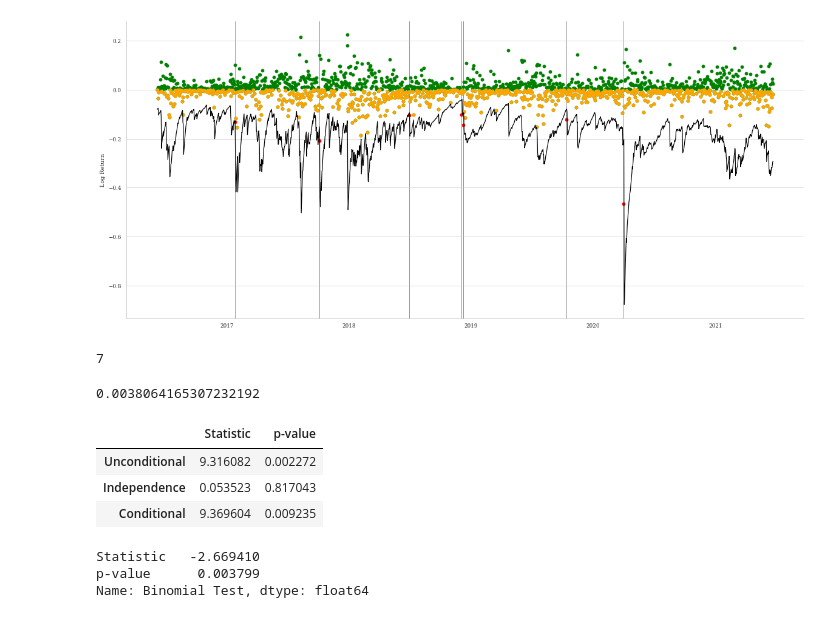
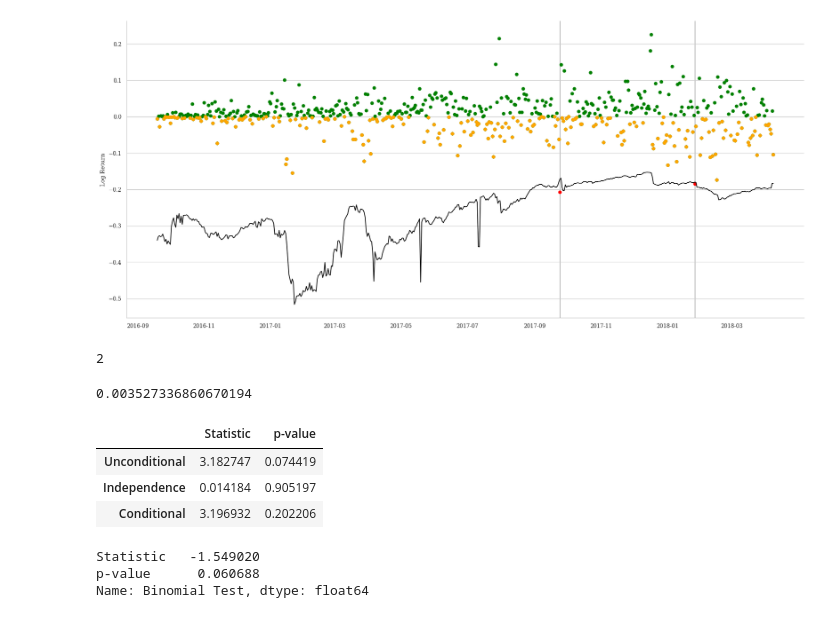
Before and after one commit to danpele/Stat_fin_markets, a Jupyter notebook: SFM_Rolling_VaR/SFM_Rolling_VaR.ipynb, the cells around one changed output. Drawn from its saved outputs; the diff is of its cells as text; code cells hidden in the pictures.

```diff
--- a/SFM_Rolling_VaR/SFM_Rolling_VaR.ipynb
+++ b/SFM_Rolling_VaR/SFM_Rolling_VaR.ipynb
@@ -19,19 +19,16 @@ import statsmodels.api as sm
 from arch import arch_model
 
 import statsmodels.formula.api as smf
+import yfinance as yf
+
+start="2021-01-01"
+end="2023-05-04"
+ticker = 'BTC-USD'
+df = pd.DataFrame()
+df[ticker] = yf.download(ticker, start="2016-01-01", end="2018-03-30")['Close']
 
 
-start = datetime.datetime(2015,1,1)
-end = datetime.datetime(2021,6,1)
-#end = datetime.date.today()
 
-
-from pandas_datareader import data as wb
-
-ticker = 'BTC-USD'
-df = pd.DataFrame()
-
-df = wb.DataReader(ticker, data_source='yahoo', start=start, end=end)['Close']
 
 log_ret = np.log(1 + df.pct_change())
 
@@ -45,7 +44,7 @@ log_returns=np.asarray(log_ret)
 
 # w=window length (trading days)
 #alpha = the significance level
-w=500
+w=250
 alpha=0.01
 
 
@@ -198,10 +197,11 @@ class Backtest:
     def binomial_test(self):
         #Binomial Test
         N=len(self.actual)
+
         N_fail=self.hit_series().sum()
-        z=(N_fail-N*self.alpha)/np.sqrt(N*alpha*(1-self.alpha))
+        z=(N_fail-N* self.alpha)/np.sqrt(N* self.alpha*(1- self.alpha))
 
-        p_value = norm.cdf(z)
+        p_value = (1-norm.cdf(abs(z)))
         return pd.Series([z, p_value],
                          index=["Statistic", "p-value"], name="Binomial Test")
 
@@ -384,33 +384,32 @@ results
 # %%
-if __name__ == "__main__":
-
-    bt = Backtest(actual=results['Return'], forecast=results['VaR GARCH Student'], alpha=alpha)
-    bt.plot()
+bt = Backtest(actual=results['Return'], forecast=results['VaR Student'], alpha=alpha)
+bt.plot()
 # %% [output]
-[figure, old version]
+[figure, new version]
 # %%
 #Number of hits
 
 bt.number_of_hits()
 # %% [output]
-7
+2
 # %%
 # Hit rate
 bt.hit_rate()
 # %% [output]
-0.0038064165307232192
+0.003527336860670194
 # %%
 # Christophersen Test
-bt.lr_bt()
+cr=bt.lr_bt()
+cr
 # %% [output]
 |  | Statistic | p-value |
-| Unconditional | 9.316082 | 0.002272 |
-| Independence | 0.053523 | 0.817043 |
-| Conditional | 9.369604 | 0.009235 |
+| Unconditional | 3.182747 | 0.074419 |
+| Independence | 0.014184 | 0.905197 |
+| Conditional | 3.196932 | 0.202206 |
 # %%
 #Binomial test
-bt.binomial_test()
+print(bt.binomial_test())
 # %% [output]
-Statistic   -2.669410
-p-value      0.003799
+Statistic   -1.549020
+p-value      0.060688
 Name: Binomial Test, dtype: float64
```
Also changed, not shown: parts of 14 cells of this notebook.
